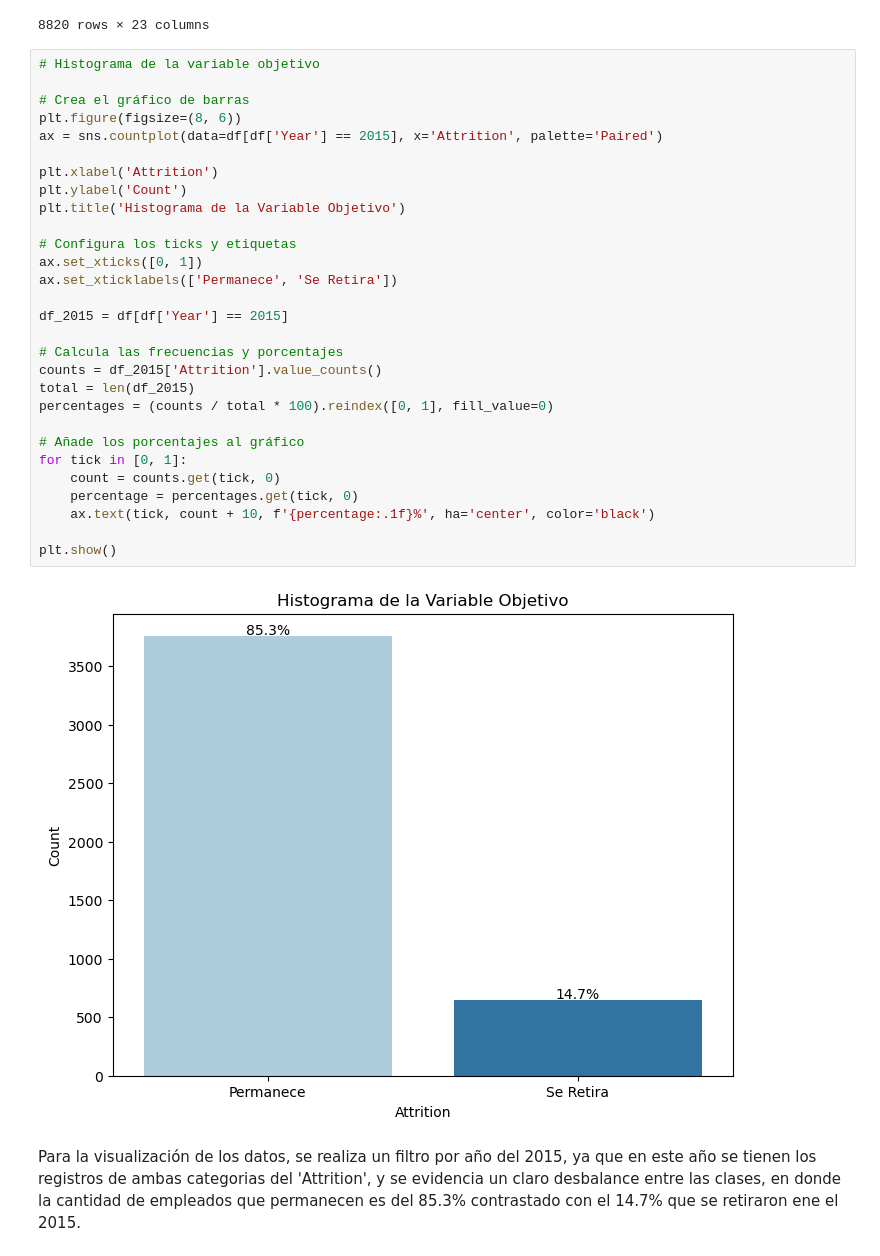
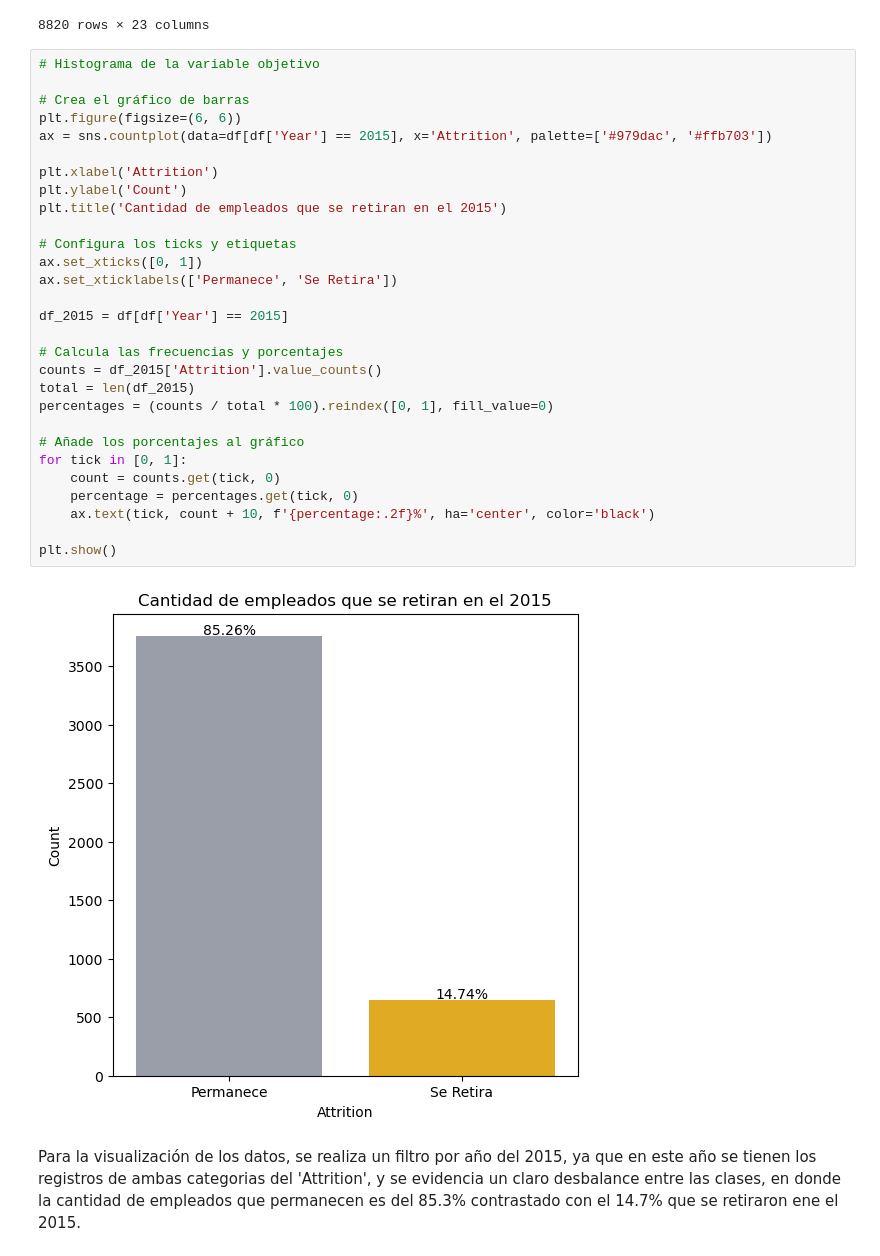
Before and after one commit to SantiRestrepoOlarte/ML_HumanResources, a Jupyter notebook: c_exploracion_de_datos.ipynb, the cells around one changed output. Drawn from its saved outputs; the diff is of its cells as text.

```diff
--- a/c_exploracion_de_datos.ipynb
+++ b/c_exploracion_de_datos.ipynb
@@ -163,33 +163,33 @@ df
 # %%
 # Histograma de la variable objetivo
 
 # Crea el gráfico de barras
-plt.figure(figsize=(8, 6))
-ax = sns.countplot(data=df[df['Year'] == 2015], x='Attrition', palette='Paired')
+plt.figure(figsize=(6, 6))
+ax = sns.countplot(data=df[df['Year'] == 2015], x='Attrition', palette=['#979dac', '#ffb703'])
 
 plt.xlabel('Attrition')
 plt.ylabel('Count')
-plt.title('Histograma de la Variable Objetivo')
+plt.title('Cantidad de empleados que se retiran en el 2015')
 
 # Configura los ticks y etiquetas
 ax.set_xticks([0, 1])
 ax.set_xticklabels(['Permanece', 'Se Retira'])
 
 df_2015 = df[df['Year'] == 2015]
 
 # Calcula las frecuencias y porcentajes
 counts = df_2015['Attrition'].value_counts()
 total = len(df_2015)
 percentages = (counts / total * 100).reindex([0, 1], fill_value=0)
 
 # Añade los porcentajes al gráfico
 for tick in [0, 1]:
     count = counts.get(tick, 0)
     percentage = percentages.get(tick, 0)
-    ax.text(tick, count + 10, f'{percentage:.1f}%', ha='center', color='black')
+    ax.text(tick, count + 10, f'{percentage:.2f}%', ha='center', color='black')
 
 plt.show()
 # %% [output]
-[figure, old version]
+[figure, new version]
 # %% [markdown]
 Para la visualización de los datos, se realiza un filtro por año del 2015, ya que en este año se tienen los registros de ambas categorias del 'Attrition', y se evidencia un claro desbalance entre las clases, en donde la cantidad de empleados que permanecen es del 85.3% contrastado con el 14.7% que se retiraron ene el 2015.
```
Also changed, not shown: parts of 9 cells of this notebook, 1 other file.
